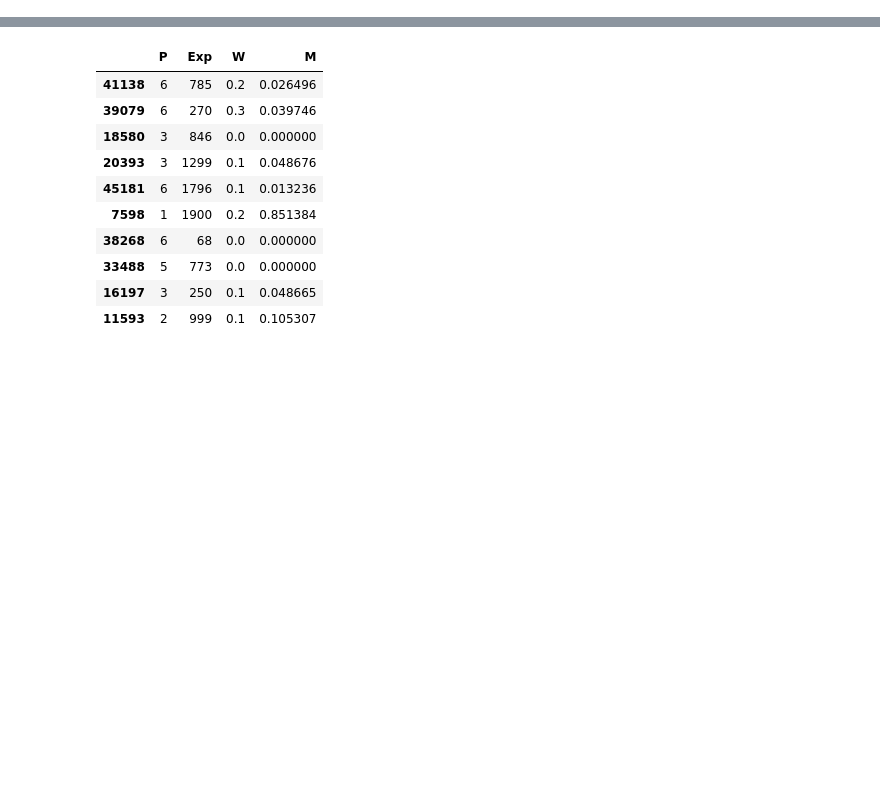
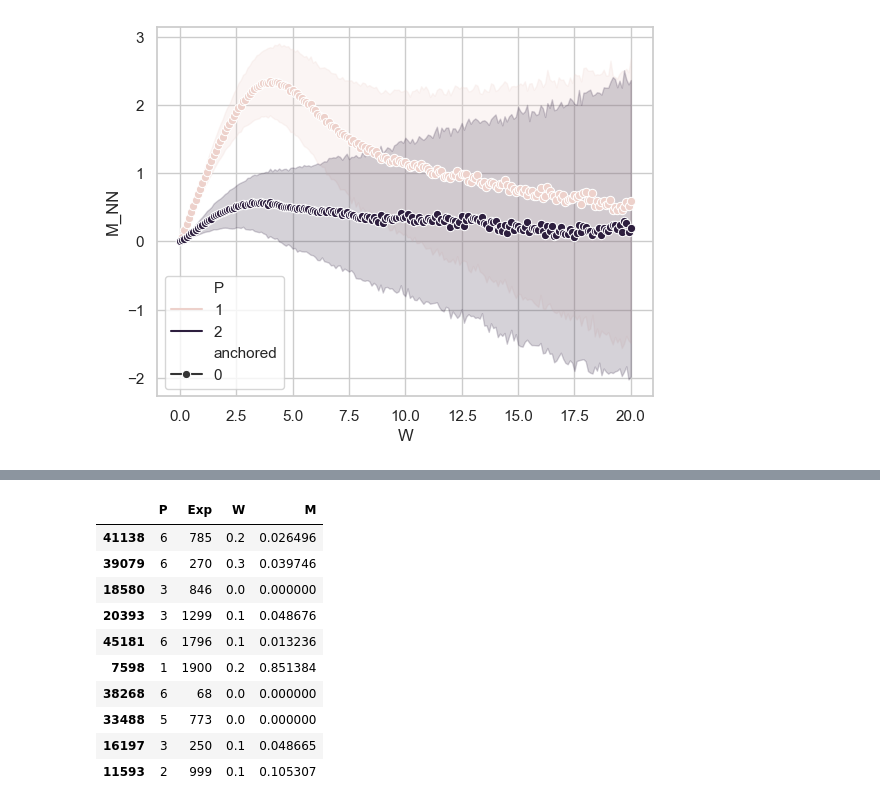
Before and after one commit to xperthut/Particle_Physics, a Jupyter notebook: Helicity/Code/reconstruct_real_data.ipynb, the cells around one changed output, grey strips where cells are left out. Drawn from its saved outputs; the diff is of its cells as text; code cells hidden in the pictures; blank space fills up the shorter version.

```diff
--- a/Helicity/Code/reconstruct_real_data.ipynb
+++ b/Helicity/Code/reconstruct_real_data.ipynb
@@ -24,0 +148,40 @@ pd.options.mode.chained_assignment = None
+# %%
+def load_models(fm, ordered_ps, exp_id):
+    """{model_name: {P: estimator}} for one FM.
+
+    model.py appends one estimator per P in ``sorted(P.unique())`` order,
+    so element i corresponds to ``ordered_ps[i]`` -- NOT to ``P == i + 1``.
+    Models without a saved .sav for this FM are left out.
+    """
+    models = {}
+    for name in MODEL_NAMES:
+        path = os.path.join(model_dir, str(fm), f'{name}_exp_{exp_id}.sav')
+        if not os.path.exists(path):
+            print(f'FM={fm} {name}: {path} not found, skipped')
+            continue
+        est_list = joblib.load(path)
+        if len(est_list) != len(ordered_ps):
+            raise ValueError(
+                f'FM={fm} {name}: {len(est_list)} per-P models but '
+                f'{len(ordered_ps)} P values {ordered_ps} in the data')
+        models[name] = dict(zip(ordered_ps, est_list))
+    return models
+
+def load_synthetic(fm):
+    """Synthetic replicas for one FM as columns [P, Exp, W, M], omega rounded."""
+    per_fm = os.path.join(data_dir, f'generated_Synthetic_exp_data_{fm}.csv')
+    if os.path.exists(per_fm):
+        df = pd.read_csv(per_fm, usecols=['P', 'Exp', 'W', 'M'])
+    else:
+        df = pd.read_csv(os.path.join(data_dir, 'generated_Synthetic_exp_data.csv'),
+                            usecols=['FM', 'P', 'Exp', 'W', 'M'])
+        df = df[df.FM == fm][['P', 'Exp', 'W', 'M']].copy()
+    df['W'] = np.round(df['W'], W_DECIMALS)
+    return df
+
+def interleave(ws, ms):
+    """row-wise [w1..w4] + [m1..m4] -> [w1, m1, w2, m2, w3, m3, w4, m4]."""
+    out = np.empty((ws.shape[0], 2 * ws.shape[1]), dtype=float)
+    out[:, 0::2] = ws
+    out[:, 1::2] = ms
+    return out
@@ -24,0 +316,6 @@ pd.options.mode.chained_assignment = None
+# %%
+sns.set_style('whitegrid')
+sns.lineplot(data=df_out, x='W', y='M_NN', hue='P', errorbar='sd', style='anchored', markers=True, dashes=False)
+plt.show()
+# %% [output]
+[figure, added]
```
Also changed, not shown: parts of 16 cells of this notebook, 16 other files.
